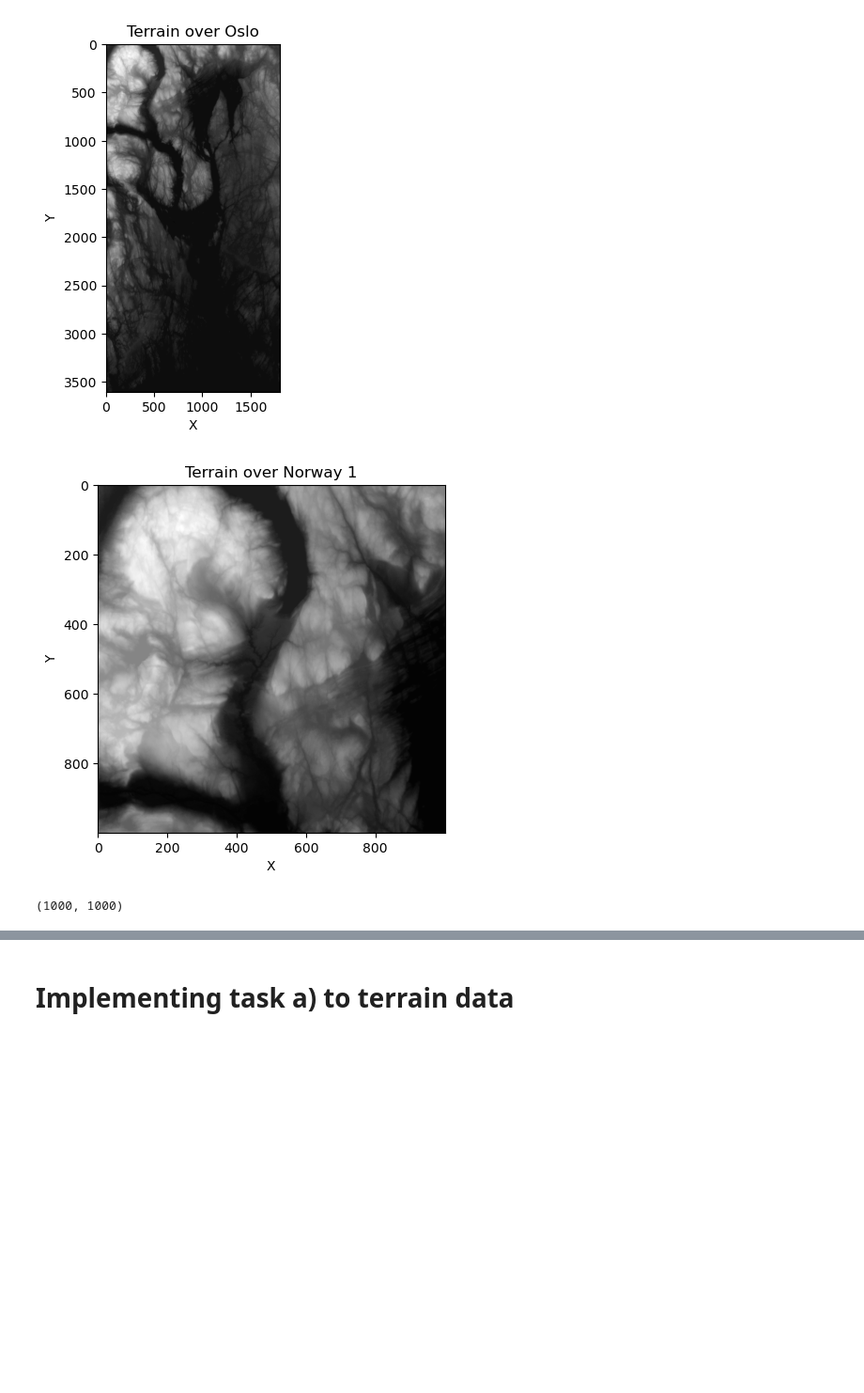
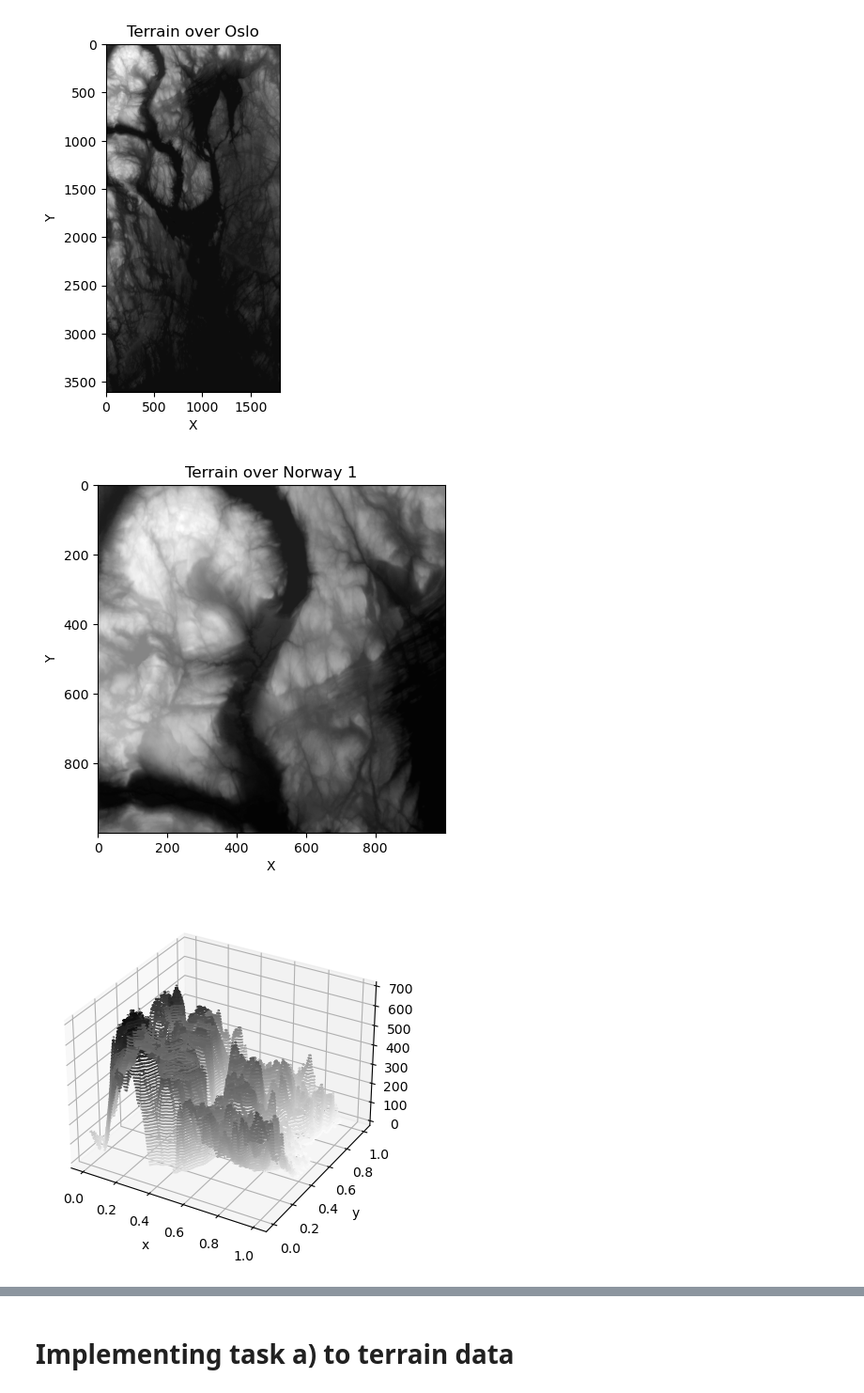
Before and after one commit to LassePladsen/FYS-STK3155-projects, a Jupyter notebook: project1/source_code/part_g_real_data.ipynb, the cells around one changed output, grey strips where cells are left out. Shown at 94% size. Saved outputs shown, nothing was run; the diff lists cells and outputs as text; code cells hidden in the pictures; blank space fills up the shorter version.

```diff
--- a/project1/source_code/part_g_real_data.ipynb
+++ b/project1/source_code/part_g_real_data.ipynb
@@ -51,7 +51,7 @@ y = np.linspace(0,1, np.shape(terrain)[1])
 x_mesh, y_mesh = np.meshgrid(x,y)
 
 z = terrain
-X = create_X(x_mesh, y_mesh,5)
+#X = create_X(x_mesh, y_mesh,5)
 
 
 # Show the terrain
@@ -61,7 +61,14 @@ plt.imshow(terrain, cmap='gray')
 plt.xlabel('X')
 plt.ylabel('Y')
 plt.show()
-x_mesh.shape
 # %% [output]
 [figure]
-(1000, 1000)
+# %%
+fig = plt.figure()
+ax = plt.axes(projection='3d')
+ax.contour3D(x, y, z, 50, cmap='binary')
+ax.set_xlabel('x')
+ax.set_ylabel('y')
+ax.set_zlabel('z');
+# %% [output]
+[figure, added]
```
Also changed, not shown: parts of 19 cells of this notebook, 1 other file.
